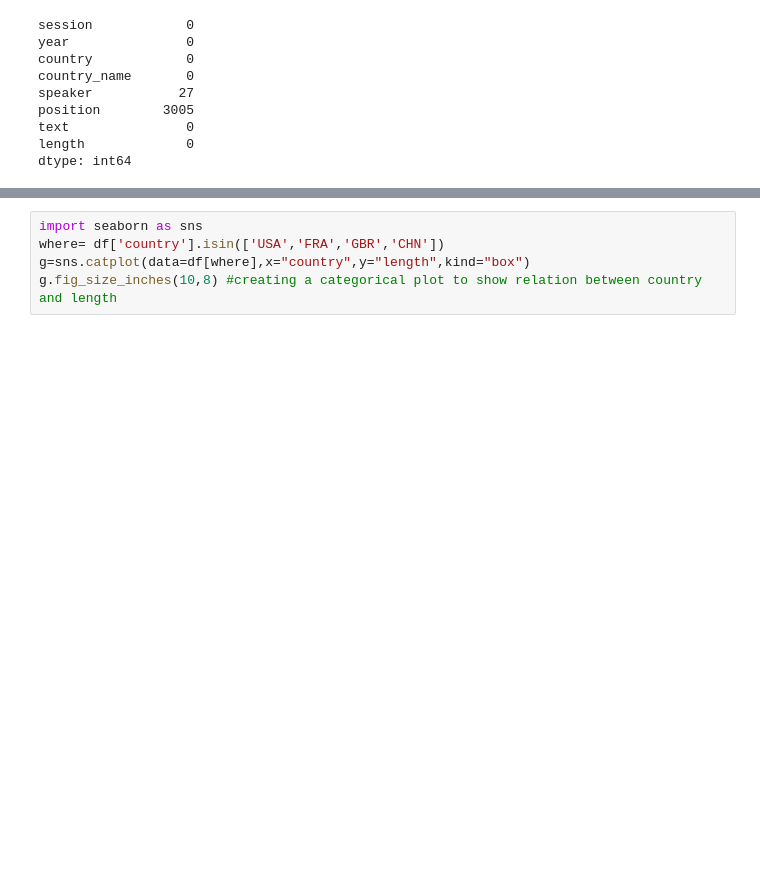
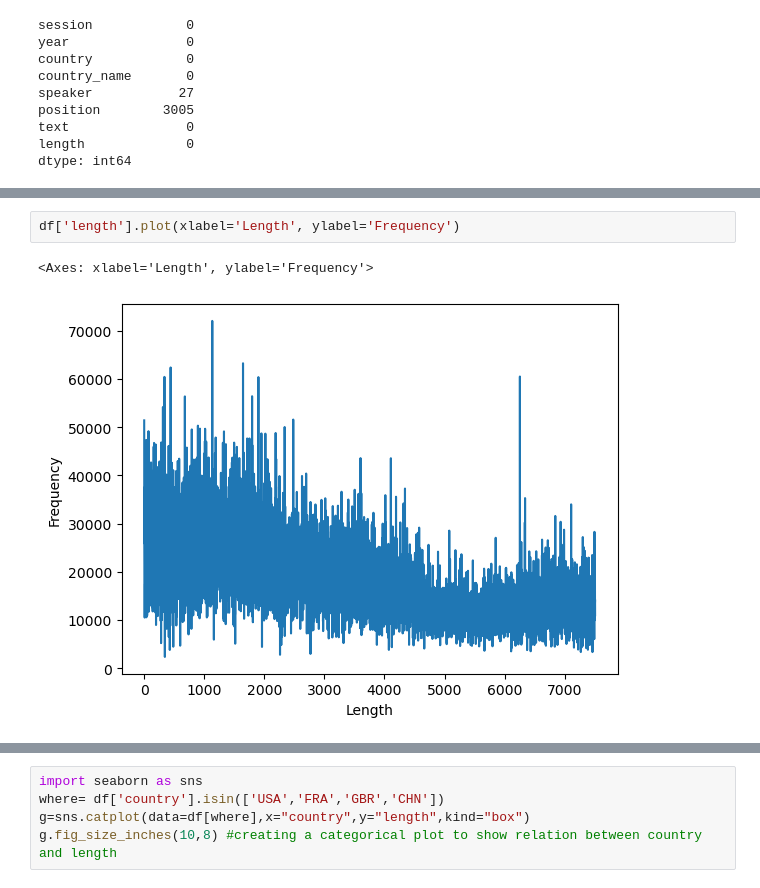
Before and after one commit to Praveen-Suryadevara/praveen-suryadevara, a Jupyter notebook: Class2.ipynb, the cells around one changed output, grey strips where cells are left out. Drawn from its saved outputs; the diff is of its cells as text; blank space fills up the shorter version.

```diff
--- a/Class2.ipynb
+++ b/Class2.ipynb
@@ -172,0 +181,5 @@ df['length'].plot(kind='box',vert=False,x=7000) # Creating the box-Plot
+# %%
+df['length'].plot(xlabel='Length', ylabel='Frequency')
+# %% [output]
+<Axes: xlabel='Length', ylabel='Frequency'>
+[figure, added]
```
Also changed, not shown: parts of 62 cells of this notebook, 1 other file.
